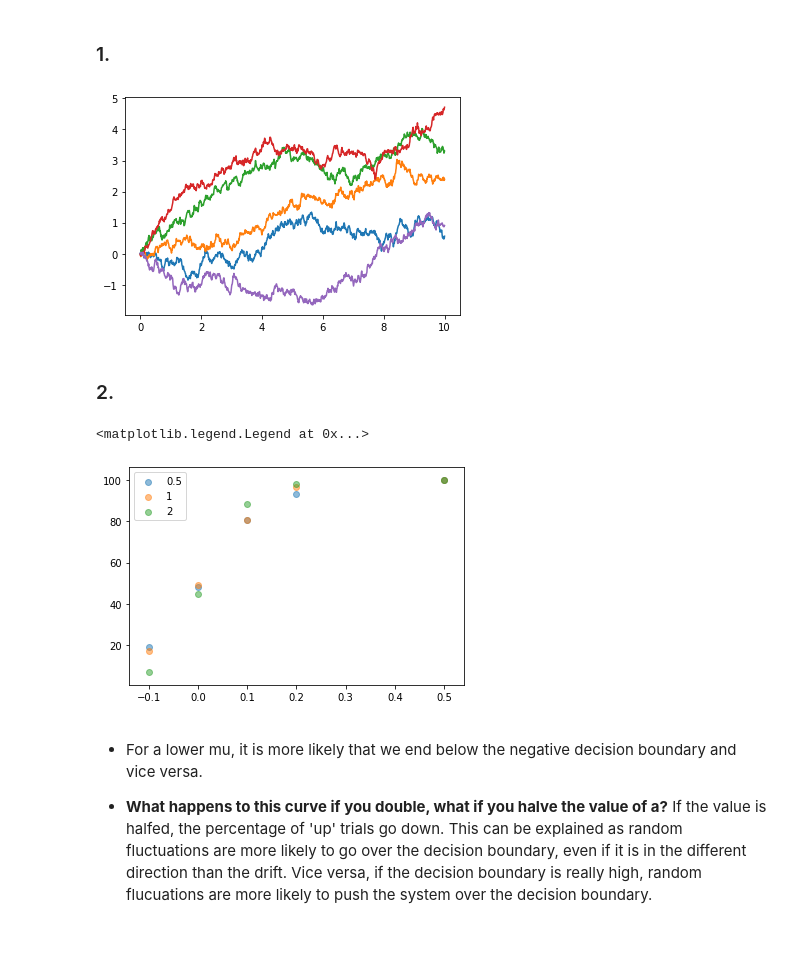
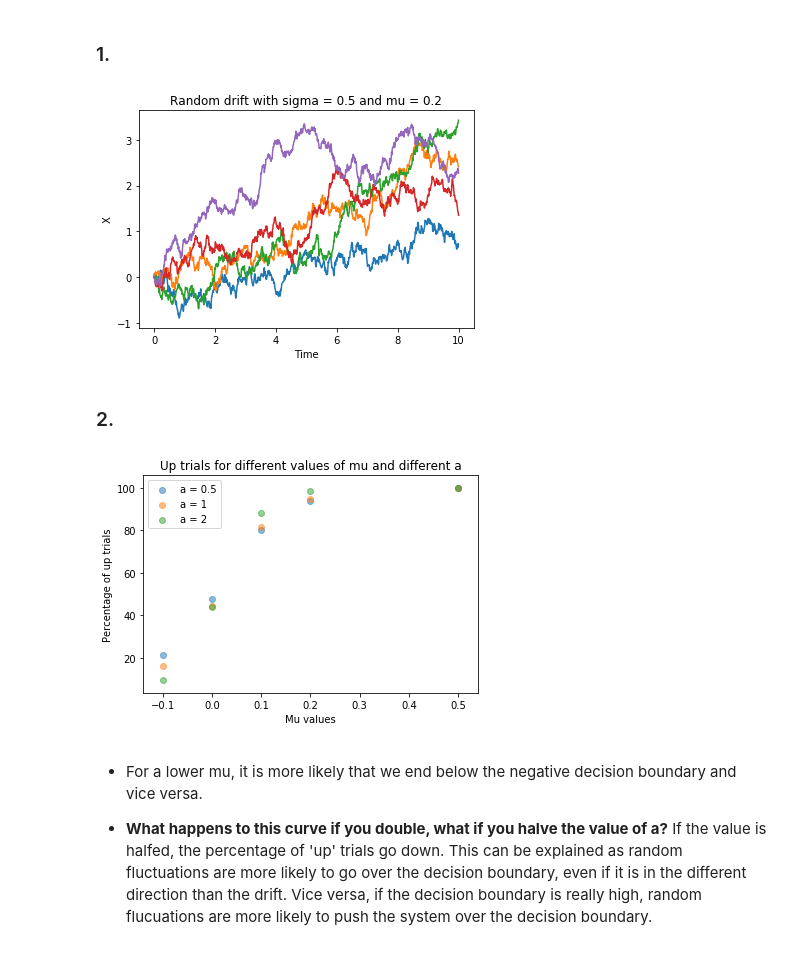
Before and after one commit to DorotheaMueller/mhbf, a Jupyter notebook: ex_6_budding_mueller.ipynb, the cells around one changed output. Saved outputs shown, nothing was run; the diff lists cells and outputs as text; code cells hidden in the pictures.

Commit message:
added explanations, figure layout

```diff
--- a/ex_6_budding_mueller.ipynb
+++ b/ex_6_budding_mueller.ipynb
@@ -46,9 +46,14 @@ gfn = lambda x, t, **args: args['sigma']
 # %%
 for run in range(n_sm):
     res = euler_maruyama(ffn, gfn, x0, t, sigma = 0.5, mu = 0.2)
     plt.plot(t, res)
+
+plt.title("Random drift with sigma = 0.5 and mu = 0.2")
+plt.xlabel("Time")
+plt.ylabel("X")
+plt.show()
 # %% [output]
-[figure, old version]
+[figure, new version]
 # %% [markdown]
 ### 2.
 # %%
@@ -81,12 +86,15 @@ n = 200
 # %%
 for a in a_val:
     res_a = simulate_up(a = a)
-    plt.scatter(mu_val, res_a, label = f"{a}", alpha = 0.5)
+    plt.scatter(mu_val, res_a, label = f"a = {a}", alpha = 0.5)
 
+plt.title('Up trials for different values of mu and different a')
+plt.xlabel('Mu values')
+plt.ylabel('Percentage of up trials')
 plt.legend()
+plt.show()
 # %% [output]
-<matplotlib.legend.Legend at 0x...>
-[figure, old version]
+[figure, new version]
 # %% [markdown]
 * For a lower mu, it is more likely that we end below the negative decision boundary and vice versa.
 
```
Also changed, not shown: parts of 7 cells of this notebook.
